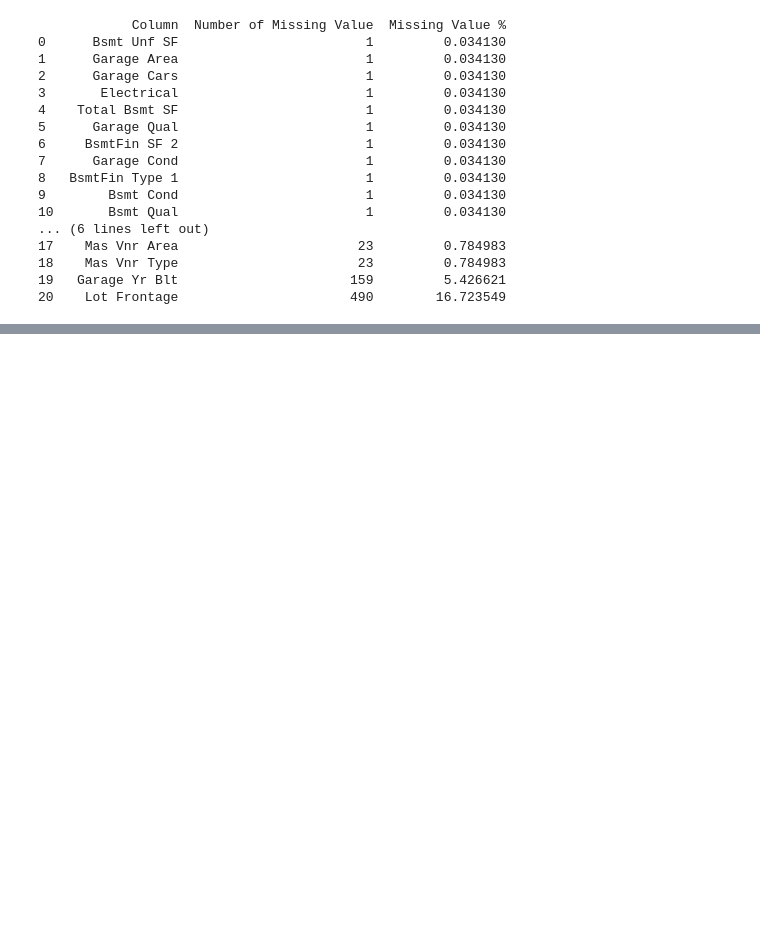
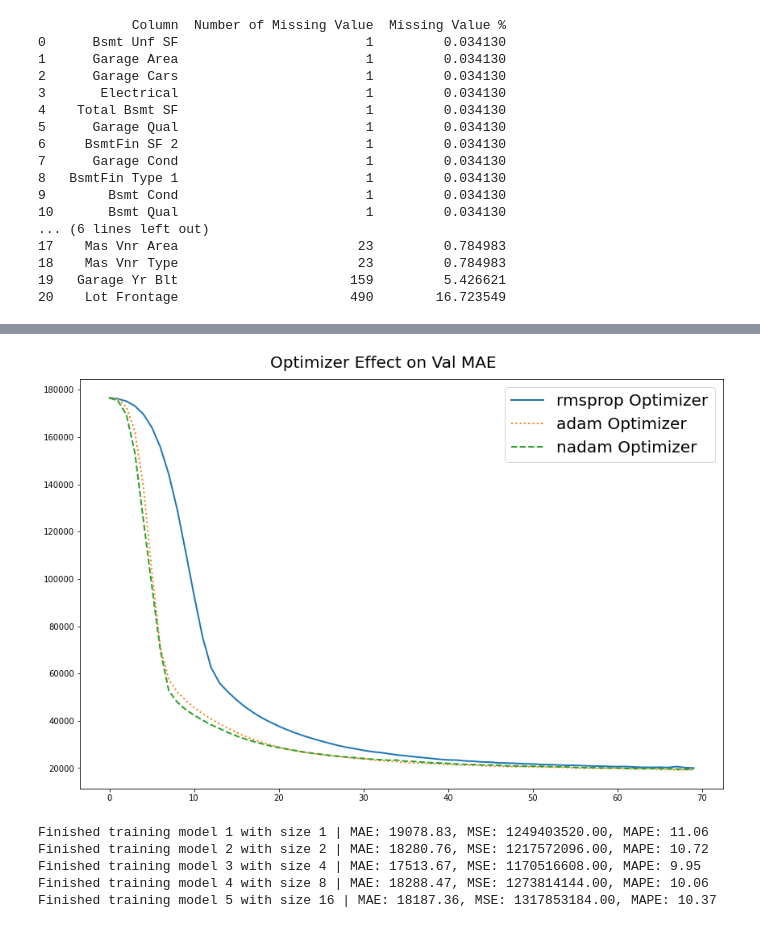
Before and after one commit to singhsukhbir1/Housing_Price_Predictions, a Jupyter notebook: ML_Database_combined.ipynb, the cells around one changed output, grey strips where cells are left out. Cells and saved outputs as stored; diff of their text form; code cells hidden in the pictures; blank space fills up the shorter version.

```diff
--- a/ML_Database_combined.ipynb
+++ b/ML_Database_combined.ipynb
@@ -271,0 +598,23 @@ test_df = pd.get_dummies(test_df).reset_index(drop=True)
+# %%
+fig, ax = plt.subplots(figsize=(12, 8))
+fig.suptitle('Optimizer Effect on Val MAE', size=20)
+
+linestyles = ['solid', 'dotted', 'dashed']
+optimizers = ['rmsprop', 'adam', 'nadam']
+
+for index, history in enumerate(histories):
+    history_df = pd.DataFrame(history.history)
+    history_df['epoch'] = history.epoch
+    num_epochs = history_df.shape[0]
+
+    ax.plot(np.arange(0, num_epochs),
+            history_df["val_mae"],
+            label=f"{optimizers[index]} Optimizer",
+            linestyle=linestyles[index], lw=2)
+
+
+plt.legend(prop={'size': 20})
+plt.tight_layout()
+plt.show()
+# %% [output]
+[figure, added]
@@ -271,0 +641,20 @@ test_df = pd.get_dummies(test_df).reset_index(drop=True)
+# %%
+sizes = [1, 2, 4, 8, 16]
+histories = []
+
+for index, size in enumerate(sizes, 1):
+    model = define_model(size)
+    history = model.fit(
+        X_train, y_train,
+        epochs=70,
+        validation_split=0.2,
+        verbose=0)
+    loss, mae, mse, mape = model.evaluate(X_test, y_test, verbose=0)
+    print(f'Finished training model {index} with size {size} | MAE: {mae:.2f}, MSE: {mse:.2f}, MAPE: {mape:.2f}')
+    histories.append(history)
+# %% [output]
+Finished training model 1 with size 1 | MAE: 19078.83, MSE: 1249403520.00, MAPE: 11.06
+Finished training model 2 with size 2 | MAE: 18280.76, MSE: 1217572096.00, MAPE: 10.72
+Finished training model 3 with size 4 | MAE: 17513.67, MSE: 1170516608.00, MAPE: 9.95
+Finished training model 4 with size 8 | MAE: 18288.47, MSE: 1273814144.00, MAPE: 10.06
+Finished training model 5 with size 16 | MAE: 18187.36, MSE: 1317853184.00, MAPE: 10.37
```
Also changed, not shown: parts of 44 cells of this notebook.
